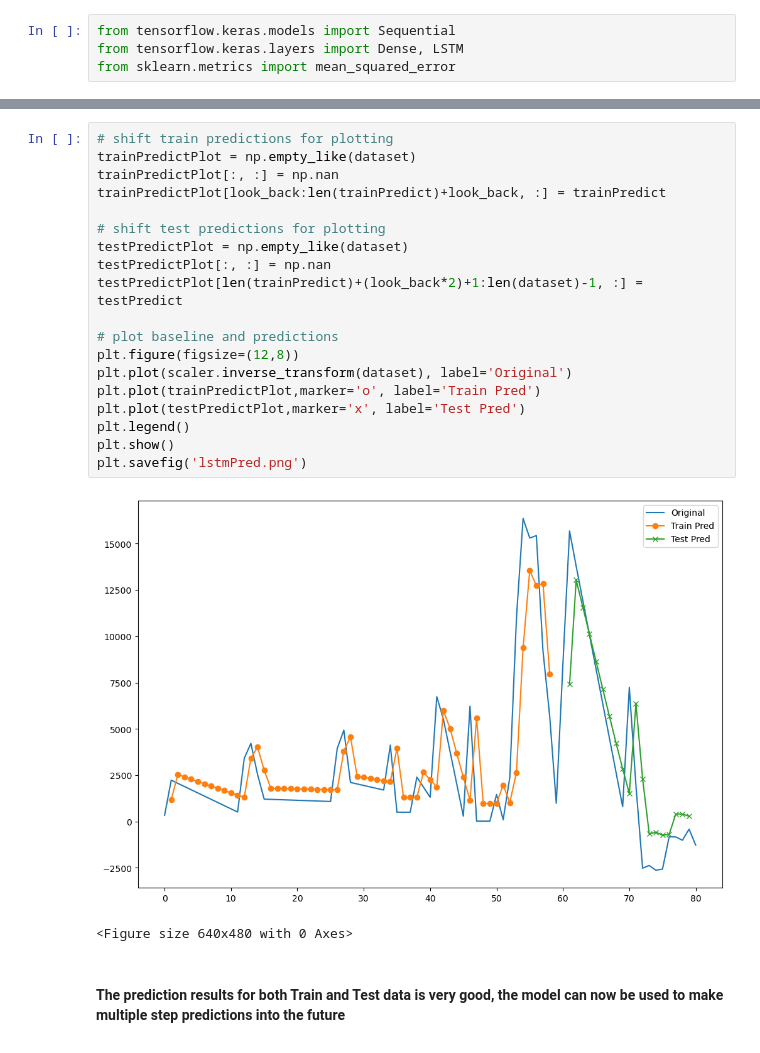
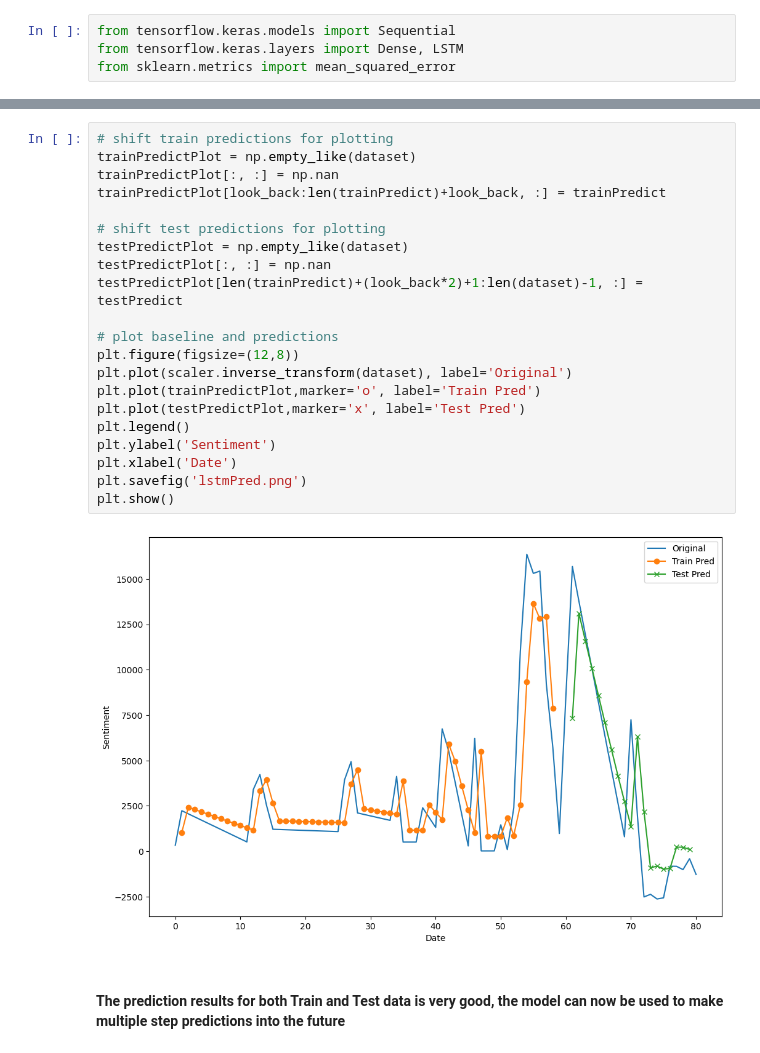
Before and after one commit to Sama4723/DA_CA2_Sems2, a Jupyter notebook: tweets_time_series_forecasting.ipynb, the cells around one changed output, grey strips where cells are left out. Saved outputs shown, nothing was run; the diff lists cells and outputs as text.

```diff
--- a/tweets_time_series_forecasting.ipynb
+++ b/tweets_time_series_forecasting.ipynb
@@ -360,25 +459,26 @@ Test Score: 2980.00 RMSE
 # %%
 # shift train predictions for plotting
 trainPredictPlot = np.empty_like(dataset)
 trainPredictPlot[:, :] = np.nan
 trainPredictPlot[look_back:len(trainPredict)+look_back, :] = trainPredict
 
 # shift test predictions for plotting
 testPredictPlot = np.empty_like(dataset)
 testPredictPlot[:, :] = np.nan
 testPredictPlot[len(trainPredict)+(look_back*2)+1:len(dataset)-1, :] = testPredict
 
 # plot baseline and predictions
 plt.figure(figsize=(12,8))
 plt.plot(scaler.inverse_transform(dataset), label='Original')
 plt.plot(trainPredictPlot,marker='o', label='Train Pred')
 plt.plot(testPredictPlot,marker='x', label='Test Pred')
 plt.legend()
+plt.ylabel('Sentiment')
+plt.xlabel('Date')
+plt.savefig('lstmPred.png')
 plt.show()
-plt.savefig('lstmPred.png')
 # %% [output]
-[figure, old version]
+[figure, new version]
-<Figure size 640x480 with 0 Axes>
 # %% [markdown]
 #### The prediction results for both Train and Test data is very good, the model can now be used to make multiple step predictions into the future
 # %% [markdown]
```
Also changed, not shown: parts of 25 cells of this notebook, 12 other files.
